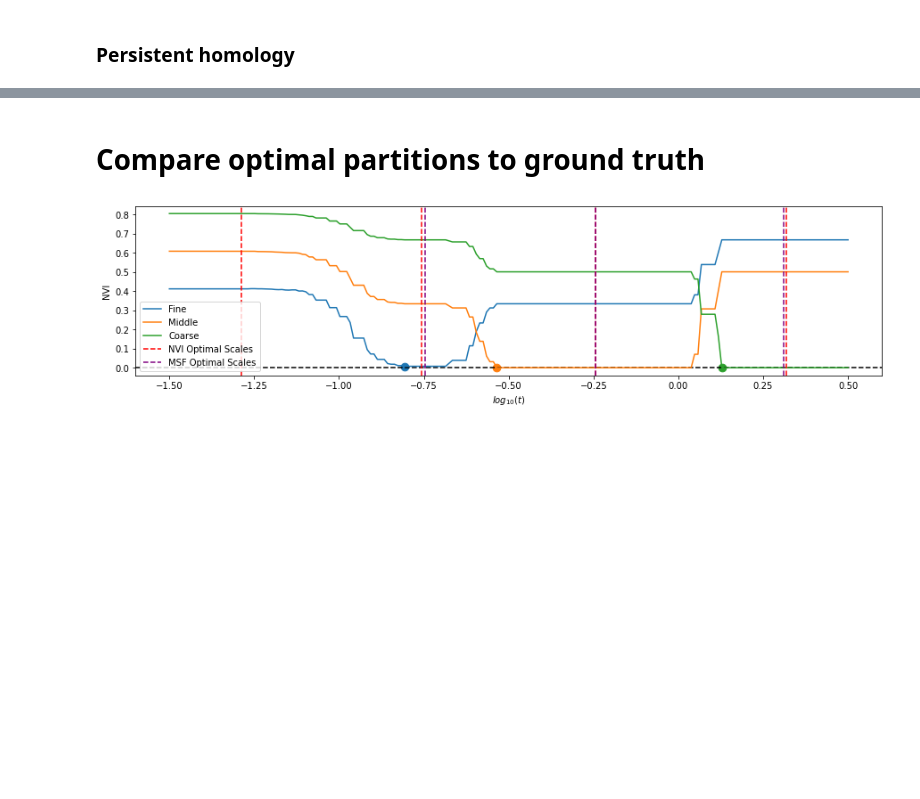
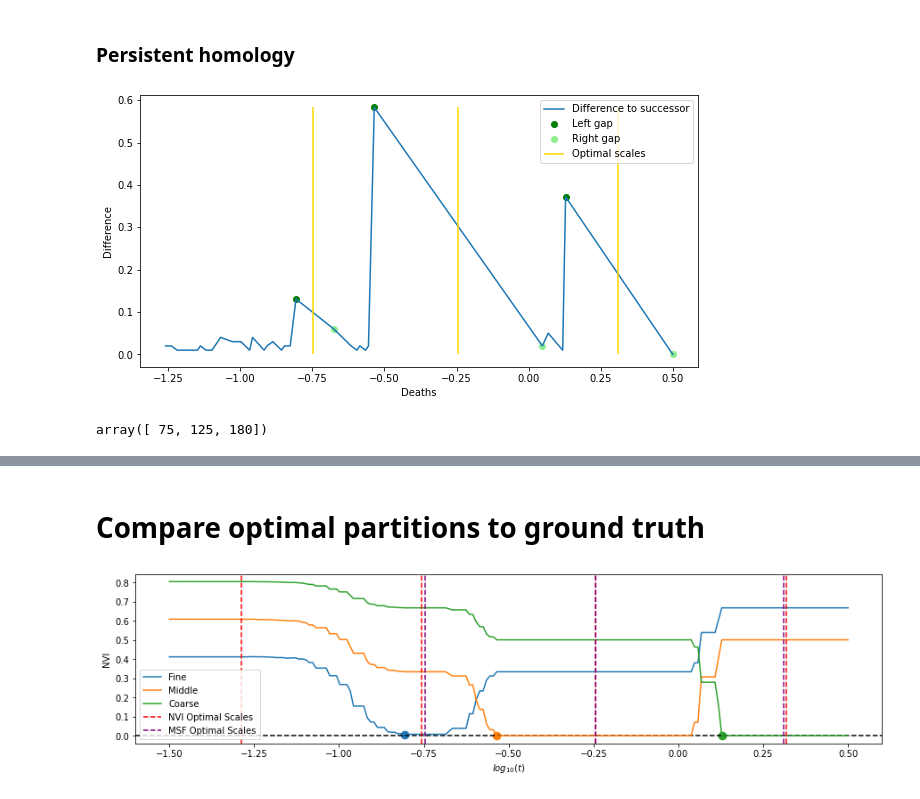
Before and after one commit to barahona-research-group/MCF, a Jupyter notebook: notebooks/220426_MSF_Full_OOP.ipynb, the cells around one changed output, grey strips where cells are left out. Drawn from its saved outputs; the diff is of its cells as text; code cells hidden in the pictures; blank space fills up the shorter version.

```diff
--- a/notebooks/220426_MSF_Full_OOP.ipynb
+++ b/notebooks/220426_MSF_Full_OOP.ipynb
@@ -216,4 +218,8 @@ plt.savefig(root_fig +'Partitions_ScaleCrit.pdf', dpi=fig.dpi,bbox_inches='tight
 ### Persistent homology
 # %%
 # Select optimal scales
-msf.select_scales(threshold_abs=0.1)
+msf.select_scales(threshold_abs=0.13,min_gap_width=0.13,with_plot=True)
+msf.optimal_scales
+# %% [output]
+[figure, added]
+array([ 75, 125, 180])
```
Also changed, not shown: parts of 7 cells of this notebook, 5 other files.
